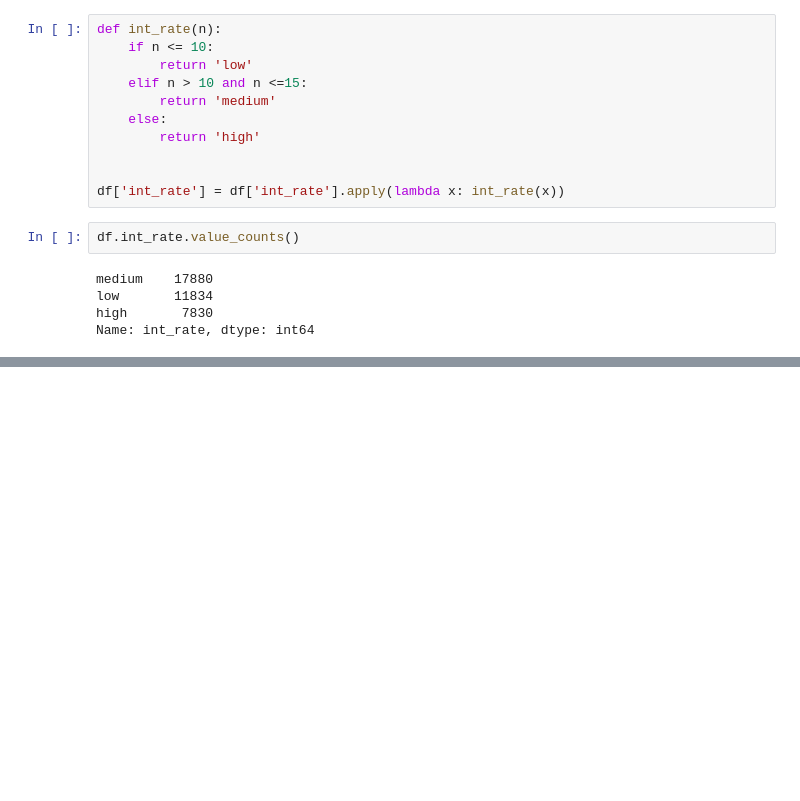
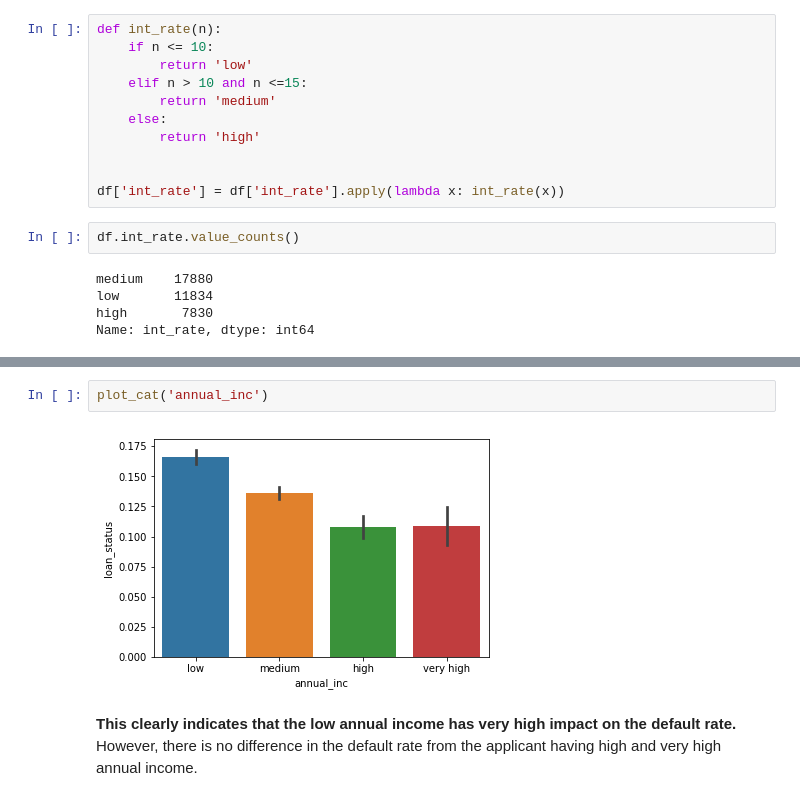
Before and after one commit to amnpandey/pgdml, a Jupyter notebook: LendingClub_assignment.ipynb, the cells around one changed output, grey strips where cells are left out. Cells and saved outputs as stored; diff of their text form; blank space fills up the shorter version.

```diff
--- a/LendingClub_assignment.ipynb
+++ b/LendingClub_assignment.ipynb
@@ -669,0 +716,7 @@ Let us plot
+# %%
+plot_cat('annual_inc')
+# %% [output]
+[figure, added]
+# %% [markdown]
+**This clearly indicates that the low annual income has very high impact on the default rate.**
+However, there is no difference in the default rate from the applicant having high and very high annual income.
```
Also changed, not shown: parts of 24 cells of this notebook.
